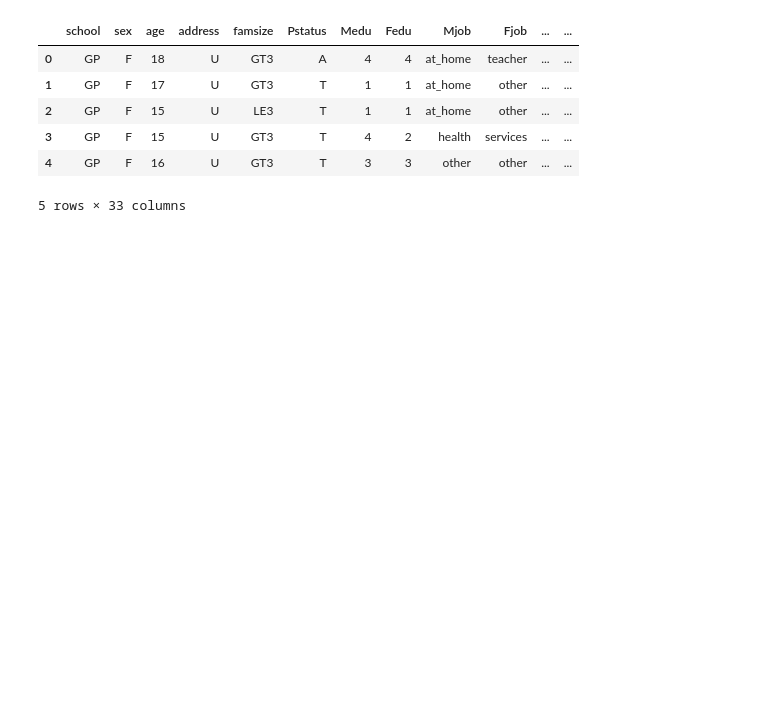
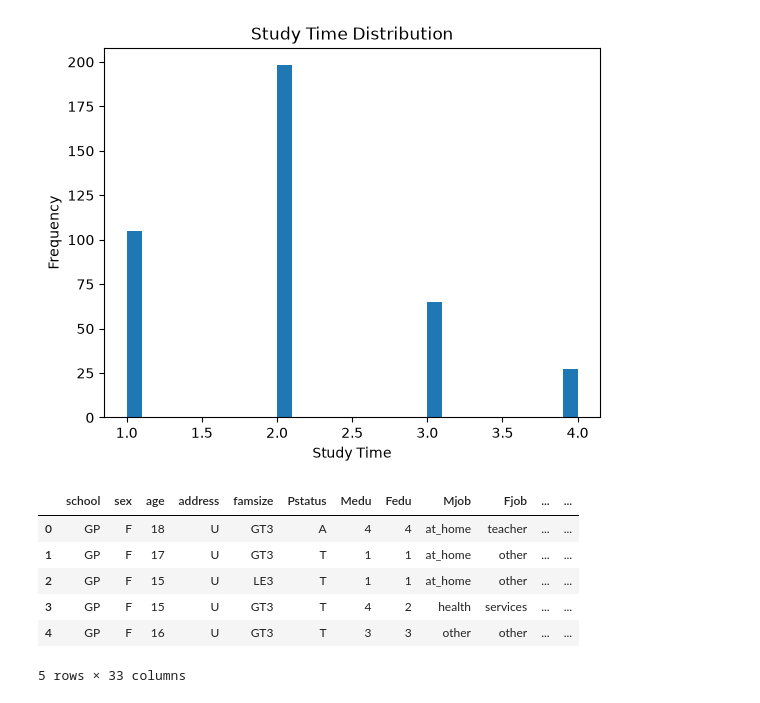
Before and after one commit to Ayusshi/student_exam_pass_prediction, a Jupyter notebook: notebooks/Student_Exam_Pass_Prediction.ipynb, the cells around one changed output. Saved outputs shown, nothing was run; the diff lists cells and outputs as text; code cells hidden in the pictures; blank space fills up the shorter version.

```diff
--- a/notebooks/Student_Exam_Pass_Prediction.ipynb
+++ b/notebooks/Student_Exam_Pass_Prediction.ipynb
@@ -5,3 +16,11 @@ df = pd.read_csv("../data/student-mat.csv", sep=";")
+# %%
+df["studytime"].plot(kind="hist", bins=30)
+plt.title("Study Time Distribution")
+plt.xlabel("Study Time")
+plt.ylabel("Frequency")
+plt.show()
+# %% [output]
+[figure, added]
 # %%
 df.head()
 # %% [output]
```
Also changed, not shown: parts of 8 cells of this notebook.
